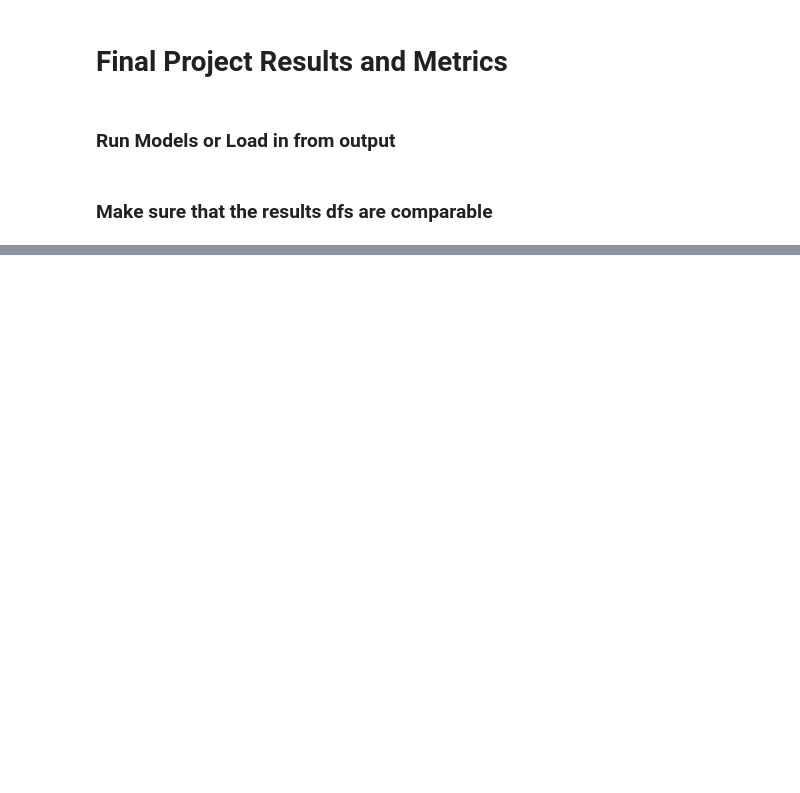
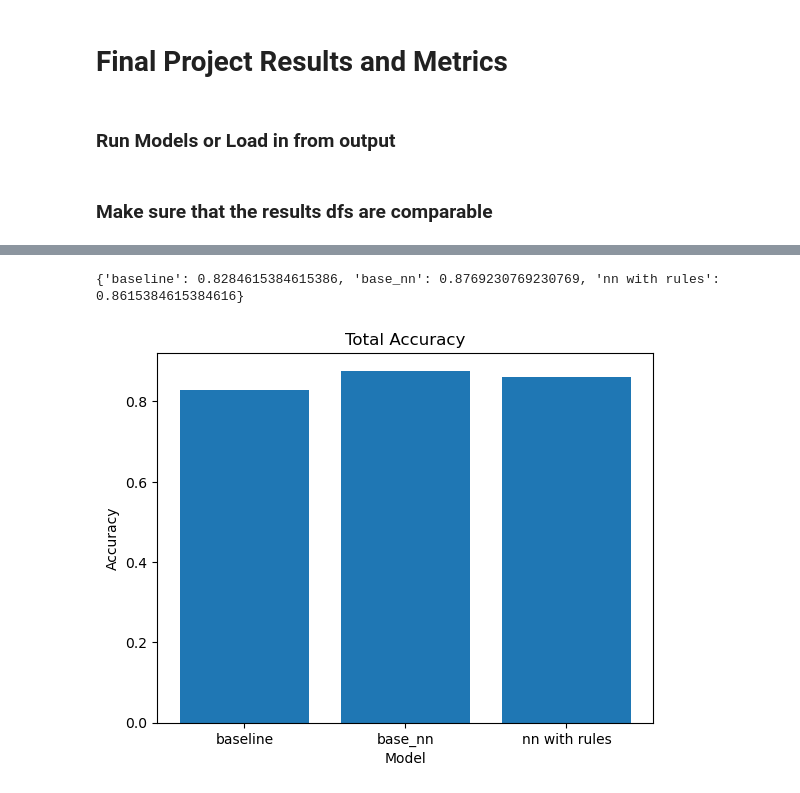
Before and after one commit to clairepost/AMRtoUMR, a Jupyter notebook: results.ipynb, the cells around one changed output, grey strips where cells are left out. Drawn from its saved outputs; the diff is of its cells as text; code cells hidden in the pictures; blank space fills up the shorter version.

Commit message:
Update results.ipynb
added graphs for per class f1, and total accuracy

```diff
--- a/results.ipynb
+++ b/results.ipynb
@@ -35,6 +40,8 @@ if os.path.exists(nn_with_rules_output):
     nn_with_rules_df = pd.read_csv(nn_with_rules_output)
 else:
     nn_with_rules_df = nn_with_rules.run_nn_with_rules()
+
+baseline_df['y_pred'] = baseline_df['y_pred'].apply(ast.literal_eval)#this is a list of the output over x num of runs so treat it like a list
 # %% [markdown]
 ### Make sure that the results dfs are comparable
 # %%
@@ -47,0 +90,44 @@ print(nn_with_rules_df.shape)
+# %%
+def get_accuracy(df):
+    # Extract values from DataFrame columns
+    y_true = df['umr_role'].values
+    y_preds_list = df['y_pred'].values
+
+    # Calculate accuracy
+
+    if type(y_preds_list[0]) == list:
+        y_preds_transposed = list(map(list, zip(*y_preds_list)))
+
+        # Compute accuracy for each set of predictions
+        accuracies = [accuracy_score(y_true, y_preds) for y_preds in y_preds_transposed]
+
+
+        # Compute average accuracy
+        accuracy = np.mean(accuracies)
+    else:
+        accuracy = accuracy_score(y_true, y_preds_list)
+    return accuracy
+
+total_acc = {"baseline": get_accuracy(baseline_df),
+             "base_nn": get_accuracy(base_nn_df),
+             "nn with rules": get_accuracy(nn_with_rules_df)}
+
+print(total_acc)
+# %% [output]
+{'baseline': 0.8284615384615386, 'base_nn': 0.8769230769230769, 'nn with rules': 0.8615384615384616}
+# %%
+def plot_dict(data, title):
+    # Extract x and y values from the dictionary
+    x_values = list(data.keys())
+    y_values = list(data.values())
+
+    # Plotting
+    plt.bar(x_values, y_values)
+    plt.xlabel('Model')
+    plt.ylabel('Accuracy')
+    plt.title(title)
+    plt.show()
+
+plot_dict(total_acc, "Total Accuracy")
+# %% [output]
+[figure, added]
```
Also changed, not shown: parts of 5 cells of this notebook.
